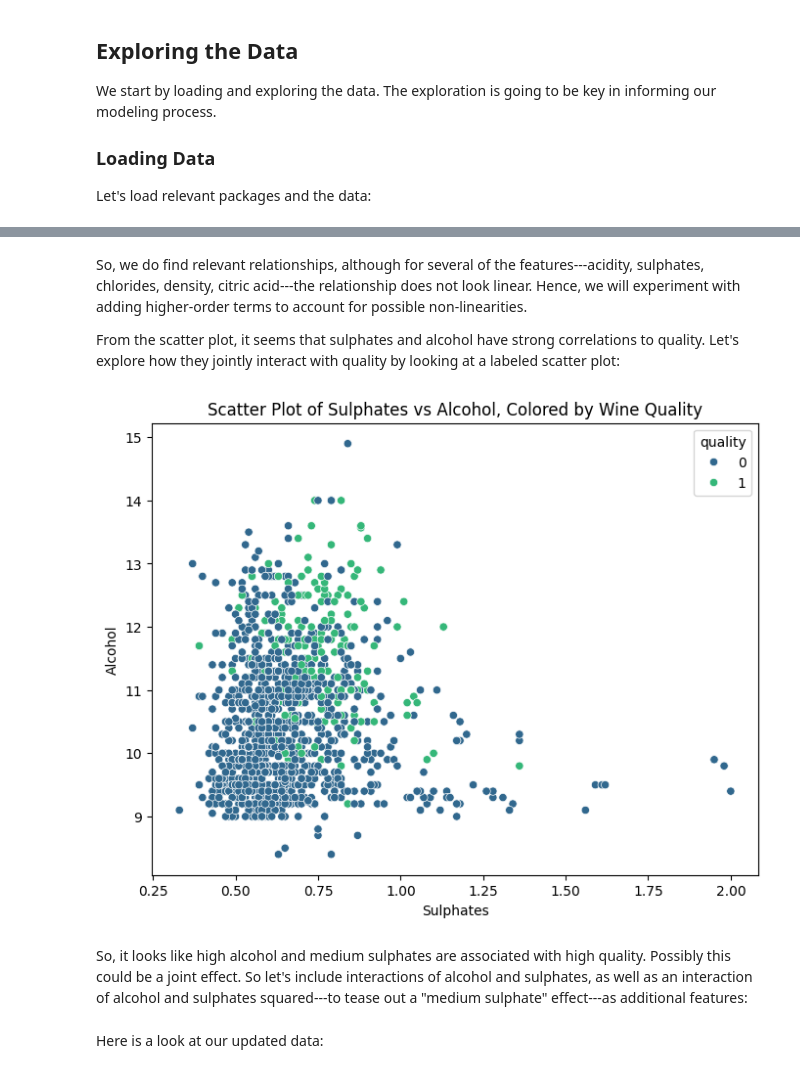
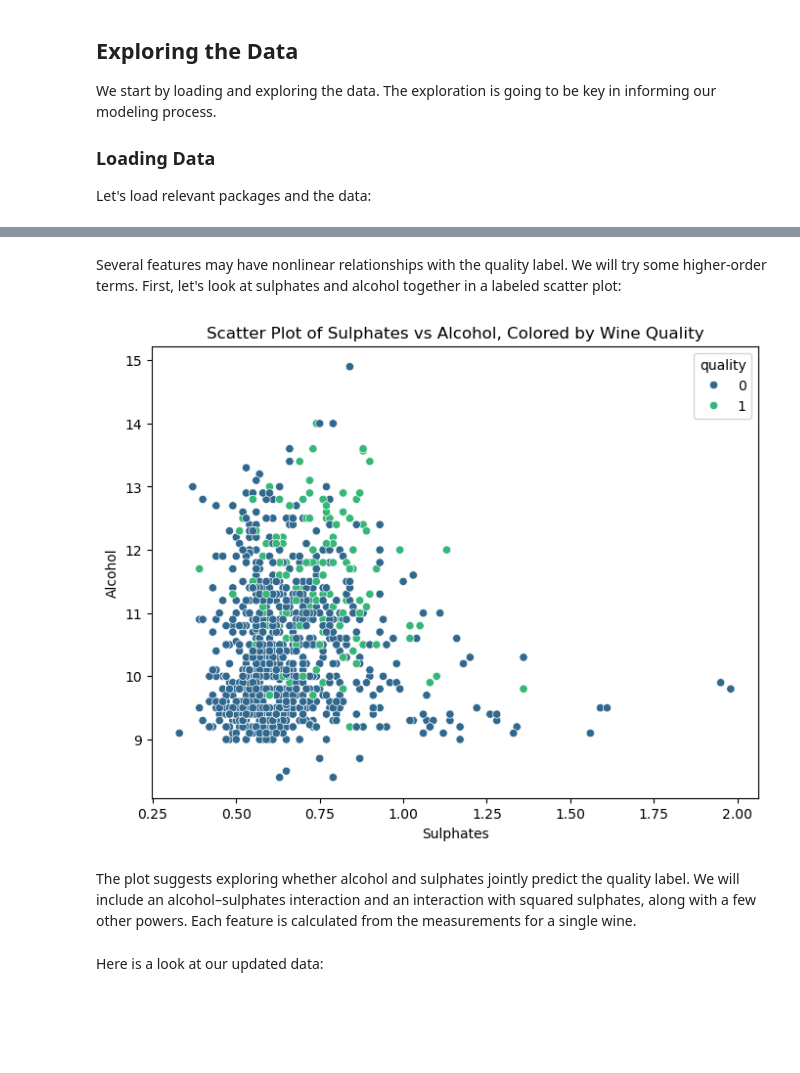
Before and after one commit to okuchap/GB656_2026_public, a Jupyter notebook: module8/GB656_08_WineExample.ipynb, the cells around one changed output, grey strips where cells are left out. Drawn from its saved outputs; the diff is of its cells as text; code cells hidden in the pictures; blank space fills up the shorter version.

```diff
--- a/module8/GB656_08_WineExample.ipynb
+++ b/module8/GB656_08_WineExample.ipynb
@@ -54,0 +41,3 @@ Let's start by looking at a *correlation plot* that gives correlations of all th
+# %%
+wine_dat = wine_dat.drop_duplicates()
+train_data, test_data = train_test_split(wine_dat, test_size=0.25, random_state=42)
@@ -75,16 +77,14 @@ plt.show()
-# %% [markdown]
-So, we do find relevant relationships, although for several of the features---acidity, sulphates, chlorides, density, citric acid---the relationship does not look linear. Hence, we will experiment with adding higher-order terms to account for possible non-linearities.
-
-From the scatter plot, it seems that sulphates and alcohol have strong correlations to quality. Let's explore how they jointly interact with quality by looking at a labeled scatter plot:
+# %% [markdown]
+Several features may have nonlinear relationships with the quality label. We will try some higher-order terms. First, let's look at sulphates and alcohol together in a labeled scatter plot:
 # %%
 plt.figure(figsize=(8, 6))
-sns.scatterplot(x='sulphates', y='alcohol', hue='quality', data=wine_dat, palette='viridis')
+sns.scatterplot(x='sulphates', y='alcohol', hue='quality', data=train_data, palette='viridis')
 plt.xlabel('Sulphates')
 plt.ylabel('Alcohol')
 plt.title('Scatter Plot of Sulphates vs Alcohol, Colored by Wine Quality')
 plt.show()
 # %% [output]
-[figure, old version]
+[figure, new version]
-# %% [markdown]
-So, it looks like high alcohol and medium sulphates are associated with high quality. Possibly this could be a joint effect. So let's include interactions of alcohol and sulphates, as well as an interaction of alcohol and sulphates squared---to tease out a "medium sulphate" effect---as additional features:
+# %% [markdown]
+The plot suggests exploring whether alcohol and sulphates jointly predict the quality label. We will include an alcohol–sulphates interaction and an interaction with squared sulphates, along with a few other powers. Each feature is calculated from the measurements for a single wine.
 # %%
```
Also changed, not shown: parts of 63 cells of this notebook, 1 other file.
